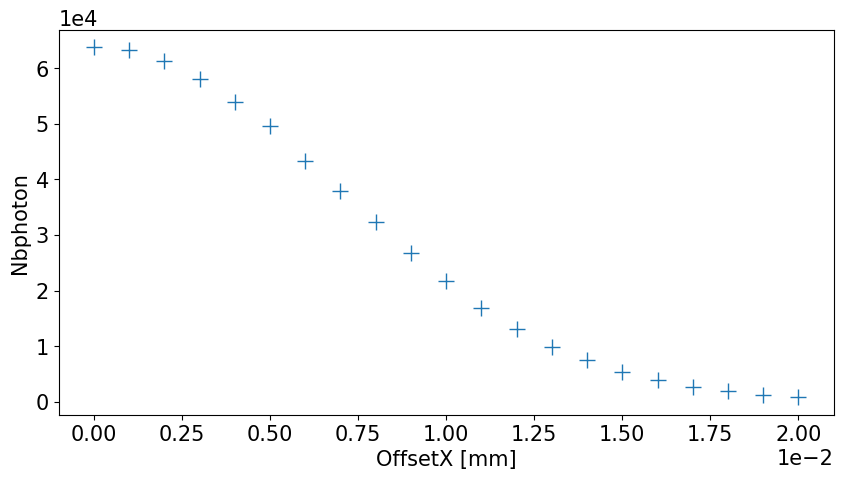
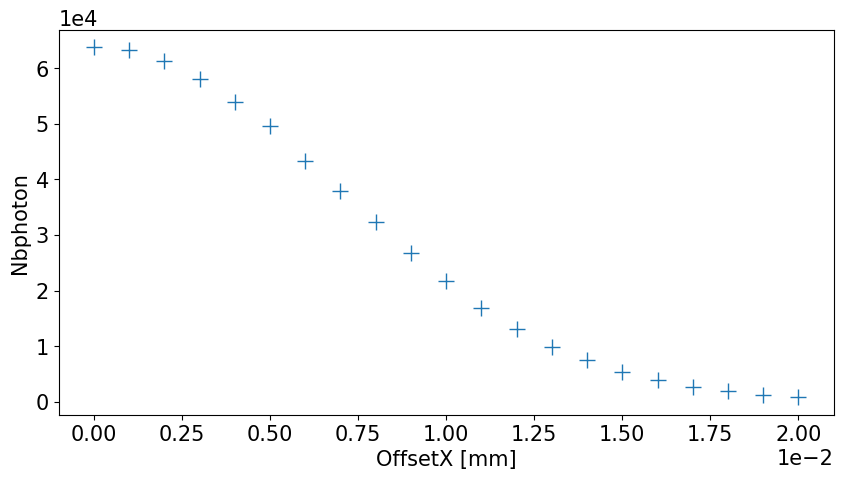
Unified diff of the notebook cell whose output changed from the first chart to the second:
--- before
+++ after
@@ -1,3 +1,3 @@
-generatePtarmiganFiles.plotCurve("../../00_ptarmigan/pickles/000_luxe_position_offset_scan_X_n_100000.pickle", 
+generatePtarmiganFiles.plotCurve("../../00_ptarmigan/pickles_V2/000_luxe_position_offset_scan_X_n_100000.pickle", 
                                  X='OffsetX', Y='Nbphoton', unit='offset_unit', figsize=[10, 5])
-_plt.savefig("{}_Offset_X_Scan_Photons".format(save_name_prefix), dpi=300, bbox_inches='tight')
+# _plt.savefig("{}_Offset_X_Scan_Photons".format(save_name_prefix), dpi=300, bbox_inches='tight')

Commit: Update all jupyter notebooks